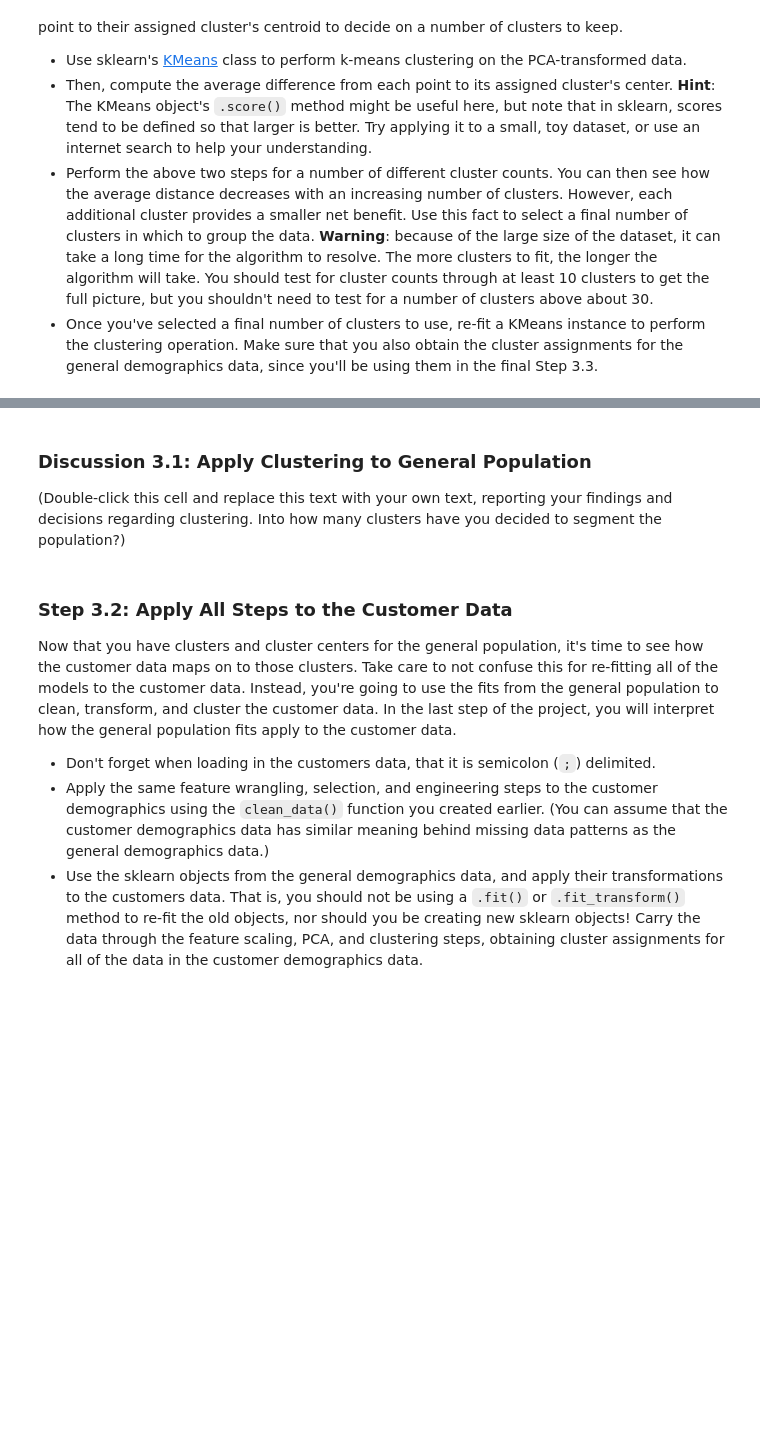
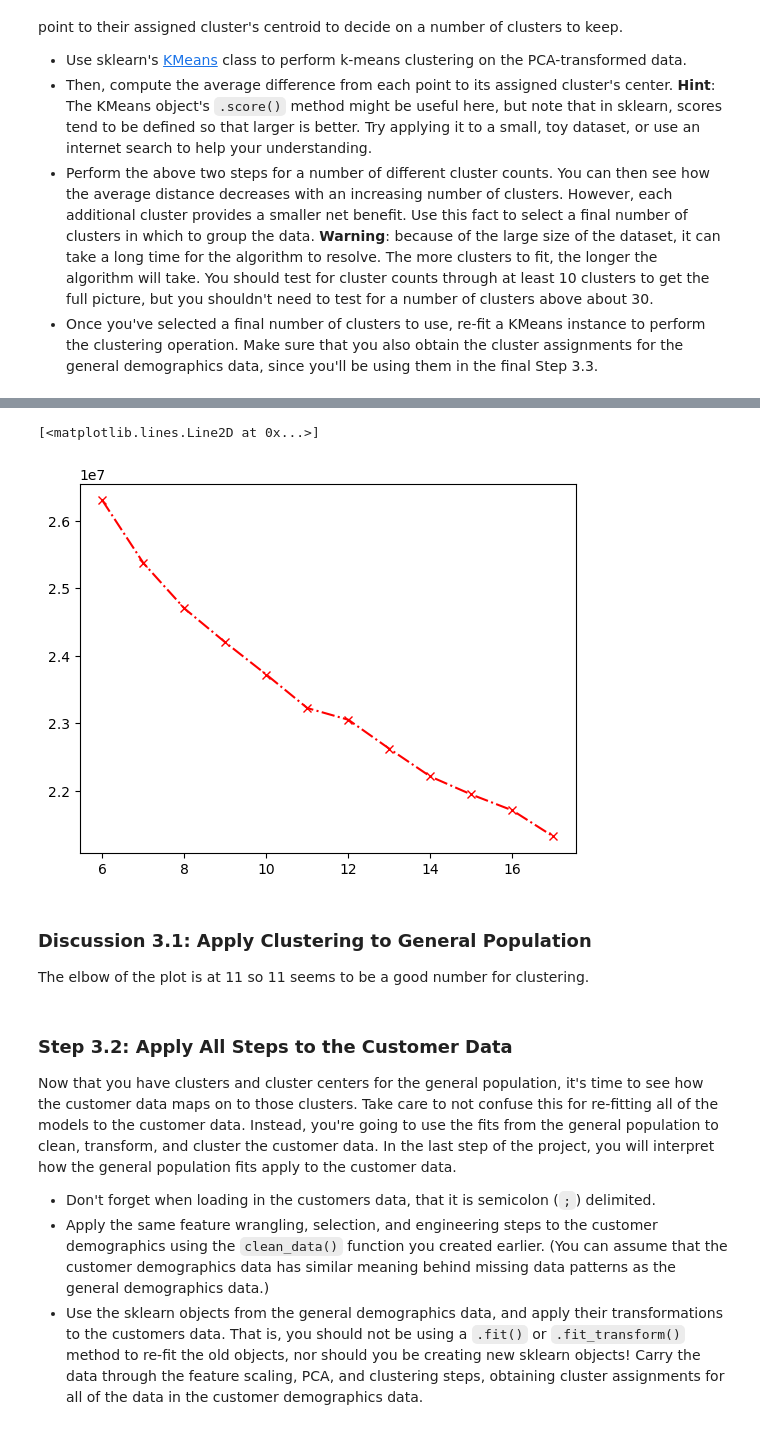
Before and after one commit to sinthaswe/project3, a Jupyter notebook: Identify_Customer_Segments.ipynb, the cells around one changed output, grey strips where cells are left out. Saved outputs shown, nothing was run; the diff lists cells and outputs as text; code cells hidden in the pictures; blank space fills up the shorter version.

```diff
--- a/Identify_Customer_Segments.ipynb
+++ b/Identify_Customer_Segments.ipynb
@@ -624,6 +626,17 @@ memory usage: 496.4 MB
 
 Even though you've finished cleaning up the general population demographics data, it's important to look ahead to the future and realize that you'll need to perform the same cleaning steps on the customer demographics data. In this substep, complete the function below to execute the main feature selection, encoding, and re-engineering steps you performed above. Then, when it comes to looking at the customer data in Step 3, you can just run this function on that DataFrame to get the trimmed dataset in a single step.
 # %%
+def list_converter(string):
+    olist = []
+    string = string[1:-1].split(',')
+    for i in string:
+        try:
+            olist.append(int(i))
+        except:
+            olist.append(i)
+    return olist
+
+
 def clean_data(df, feat_info):
     """
     Perform feature trimming, re-encoding, and engineering for demographics
@@ -809,3 +888,7 @@ You've assessed and cleaned the demographics data, then scaled and transformed t
 - Then, compute the average difference from each point to its assigned cluster's center. **Hint**: The KMeans object's `.score()` method might be useful here, but note that in sklearn, scores tend to be defined so that larger is better. Try applying it to a small, toy dataset, or use an internet search to help your understanding.
 - Perform the above two steps for a number of different cluster counts. You can then see how the average distance decreases with an increasing number of clusters. However, each additional cluster provides a smaller net benefit. Use this fact to select a final number of clusters in which to group the data. **Warning**: because of the large size of the dataset, it can take a long time for the algorithm to resolve. The more clusters to fit, the longer the algorithm will take. You should test for cluster counts through at least 10 clusters to get the full picture, but you shouldn't need to test for a number of clusters above about 30.
 - Once you've selected a final number of clusters to use, re-fit a KMeans instance to perform the clustering operation. Make sure that you also obtain the cluster assignments for the general demographics data, since you'll be using them in the final Step 3.3.
+# %%
+type(pca2)
+k_pca2 = pca2.fit_transform(dem_scaled)
+print(k_pca2)
@@ -817,9 +914,20 @@ You've assessed and cleaned the demographics data, then scaled and transformed t
 
 
     # compute the average within-cluster distances.
+
+k = list(range(6, 18))
+kScore = []
+for i in k:
+    kmeans = KMeans(i)
+    model = kmeans.fit(k_pca2)
+    kScore.append(abs(model.score(k_pca2)))
 # %%
 # Investigate the change in within-cluster distance across number of clusters.
 # HINT: Use matplotlib's plot function to visualize this relationship.
+plt.plot(k, kScore, linestyle='-.', marker='x', color='r')
+# %% [output]
+[<matplotlib.lines.Line2D at 0x...>]
+[figure, added]
 # %%
 # Re-fit the k-means model with the selected number of clusters and obtain
 # cluster predictions for the general population demographics data.
@@ -826,7 +936,7 @@ You've assessed and cleaned the demographics data, then scaled and transformed t
-# %% [markdown]
-### Discussion 3.1: Apply Clustering to General Population
-
-(Double-click this cell and replace this text with your own text, reporting your findings and decisions regarding clustering. Into how many clusters have you decided to segment the population?)
+# %% [markdown]
+### Discussion 3.1: Apply Clustering to General Population
+
+The elbow of the plot is at 11 so 11 seems to be a good number for clustering.
 # %% [markdown]
 ### Step 3.2: Apply All Steps to the Customer Data
 
```
Also changed, not shown: parts of 18 cells of this notebook.
